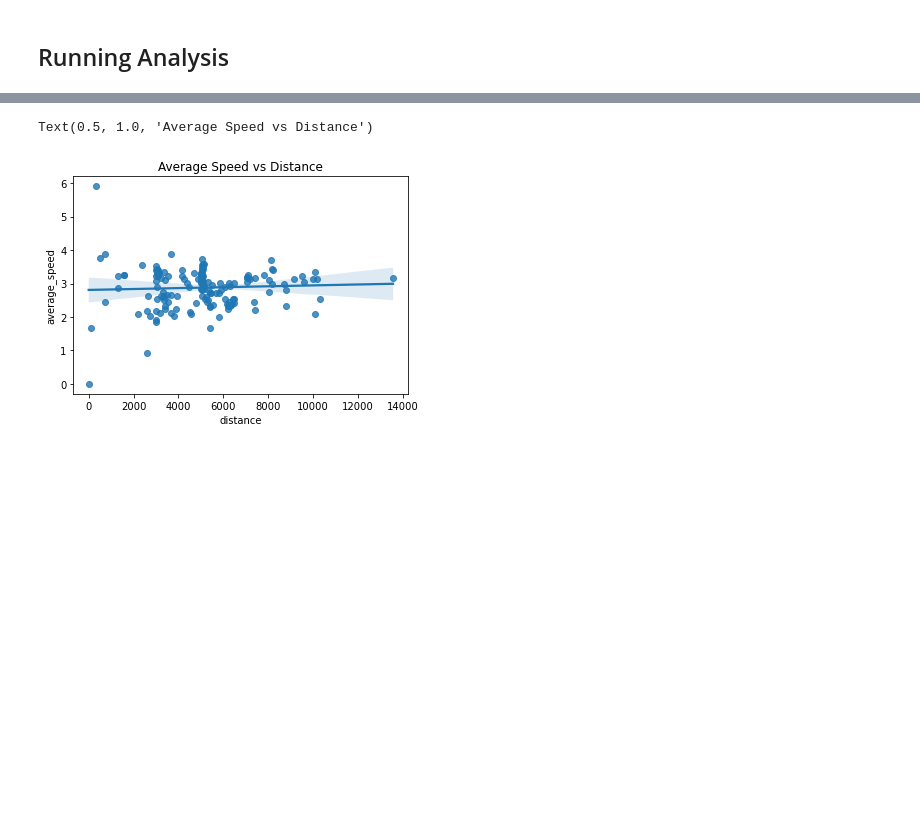
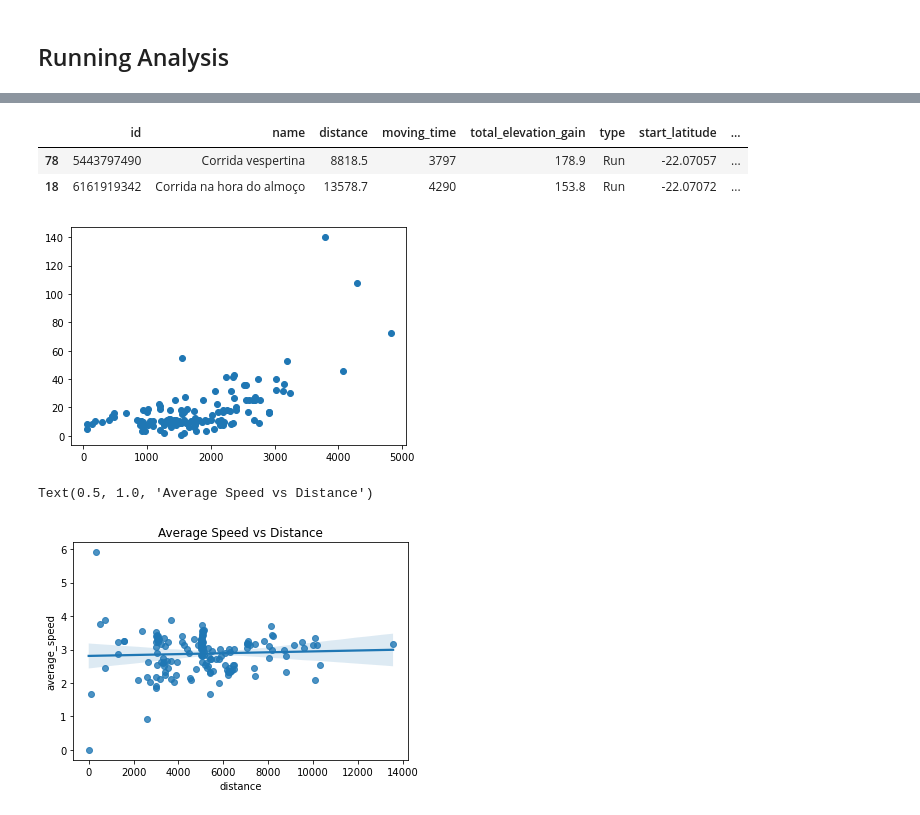
Before and after one commit to Lucs1590/strava-analysis, a Jupyter notebook: strava_analysis.ipynb, the cells around one changed output, grey strips where cells are left out. Drawn from its saved outputs; the diff is of its cells as text; code cells hidden in the pictures; blank space fills up the shorter version.

Commit message:
feat: add elevation regression

```diff
--- a/strava_analysis.ipynb
+++ b/strava_analysis.ipynb
@@ -176,3 +193,14 @@ runs['average_speed']
+# %%
+runs[runs['elev'] > 100]
+# %% [output]
+|  | id | name | distance | moving_time | total_elevation_gain | type | start_latitude | ... |
+| 78 | 5443797490 | Corrida vespertina | 8818.5 | 3797 | 178.9 | Run | -22.07057 | ... |
+| 18 | 6161919342 | Corrida na hora do almoço | 13578.7 | 4290 | 153.8 | Run | -22.07072 | ... |
+# %%
+plt.scatter(runs['moving_time'],runs['elev'])
+plt.show()
+# %% [output]
+[figure, added]
 # %%
 sns.regplot(x='distance', y = 'average_speed', data=runs).set_title("Average Speed vs Distance")
 # %% [output]
```
Also changed, not shown: parts of 10 cells of this notebook.
